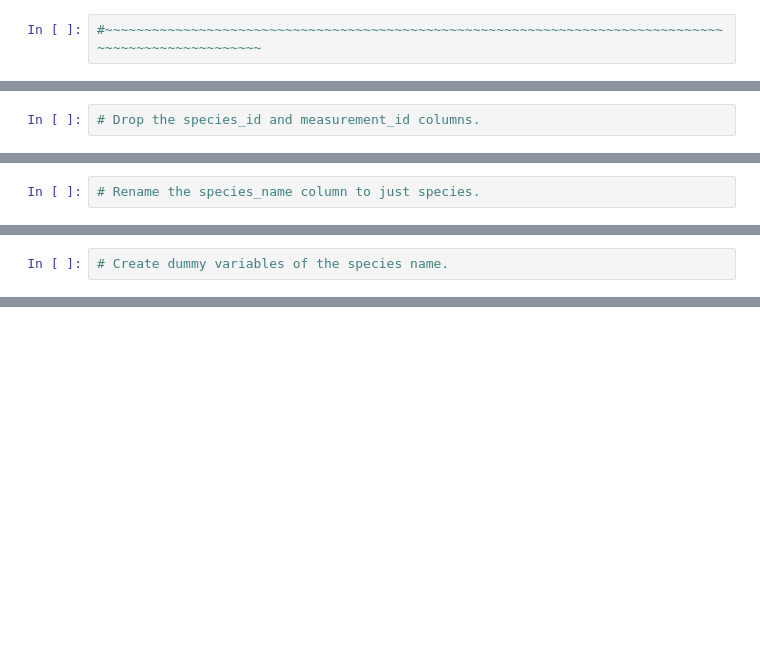
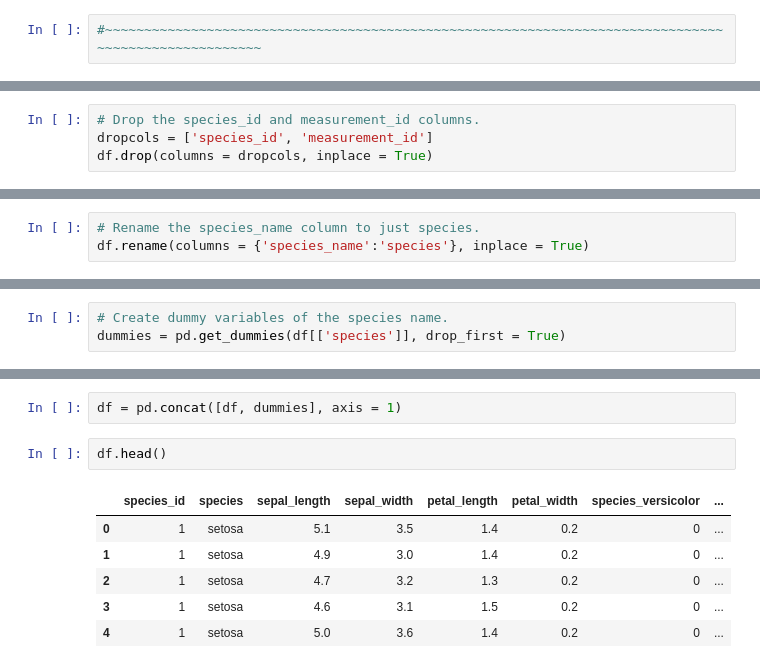
Before and after one commit to ljackson707/classification-exercises, a Jupyter notebook: classification_exercises2.ipynb, the cells around one changed output, grey strips where cells are left out. Cells and saved outputs as stored; diff of their text form; blank space fills up the shorter version.

```diff
--- a/classification_exercises2.ipynb
+++ b/classification_exercises2.ipynb
@@ -271,2 +275,4 @@ memory usage: 176.0+ bytes
 # %%
 # Drop the species_id and measurement_id columns.
+dropcols = ['species_id', 'measurement_id']
+df.drop(columns = dropcols, inplace = True)
@@ -273,2 +290,3 @@ memory usage: 176.0+ bytes
 # %%
 # Rename the species_name column to just species.
+df.rename(columns = {'species_name':'species'}, inplace = True)
@@ -275,2 +302,3 @@ memory usage: 176.0+ bytes
 # %%
 # Create dummy variables of the species name.
+dummies = pd.get_dummies(df[['species']], drop_first = True)
@@ -277 +314,12 @@ memory usage: 176.0+ bytes
+# %%
+df = pd.concat([df, dummies], axis = 1)
+# %%
+df.head()
+# %% [output]
+|  | species_id | species | sepal_length | sepal_width | petal_length | petal_width | species_versicolor | ... |
+| 0 | 1 | setosa | 5.1 | 3.5 | 1.4 | 0.2 | 0 | ... |
+| 1 | 1 | setosa | 4.9 | 3.0 | 1.4 | 0.2 | 0 | ... |
+| 2 | 1 | setosa | 4.7 | 3.2 | 1.3 | 0.2 | 0 | ... |
+| 3 | 1 | setosa | 4.6 | 3.1 | 1.5 | 0.2 | 0 | ... |
+| 4 | 1 | setosa | 5.0 | 3.6 | 1.4 | 0.2 | 0 | ... |
 # %%
```
Also changed, not shown: parts of 14 cells of this notebook.
